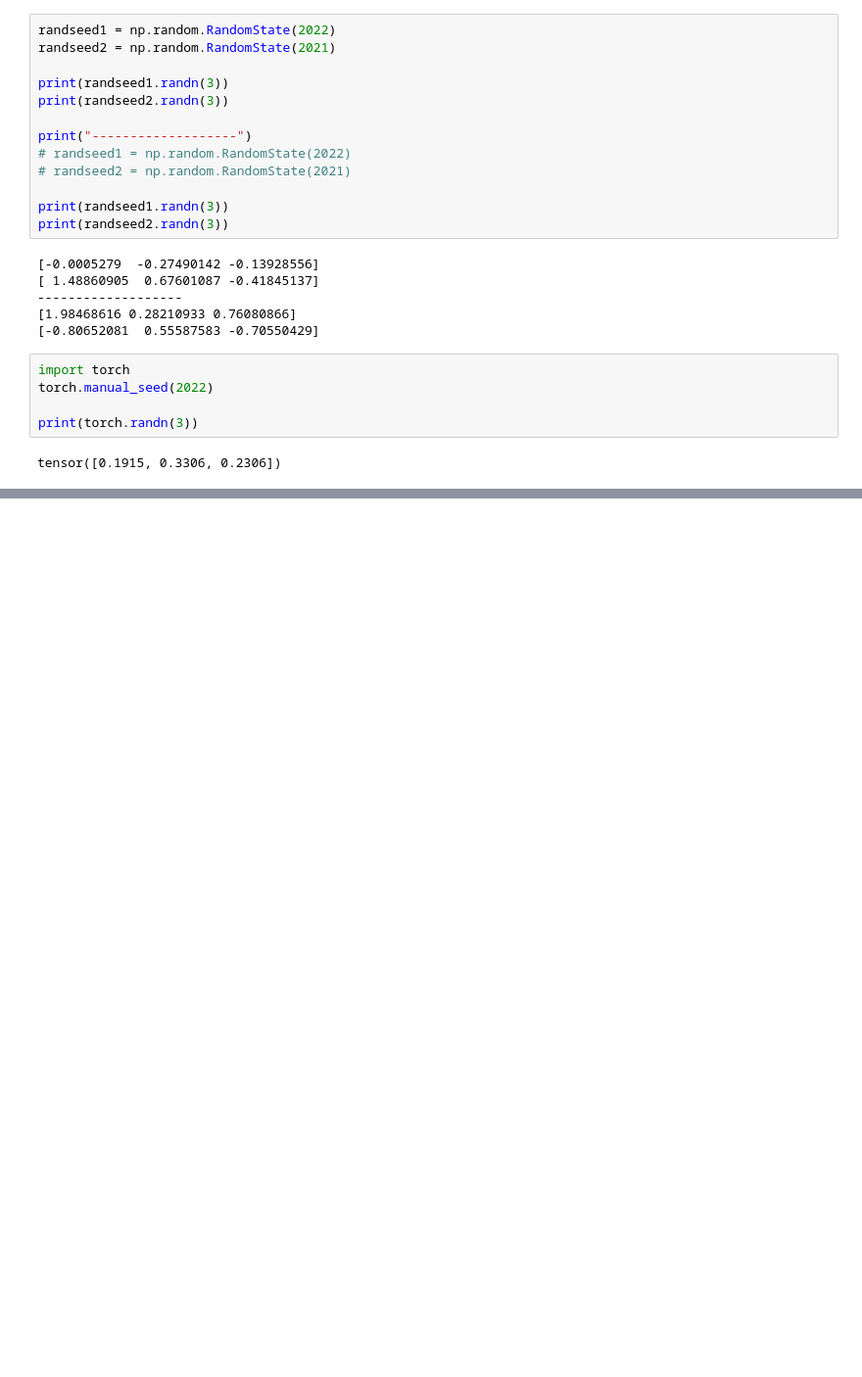
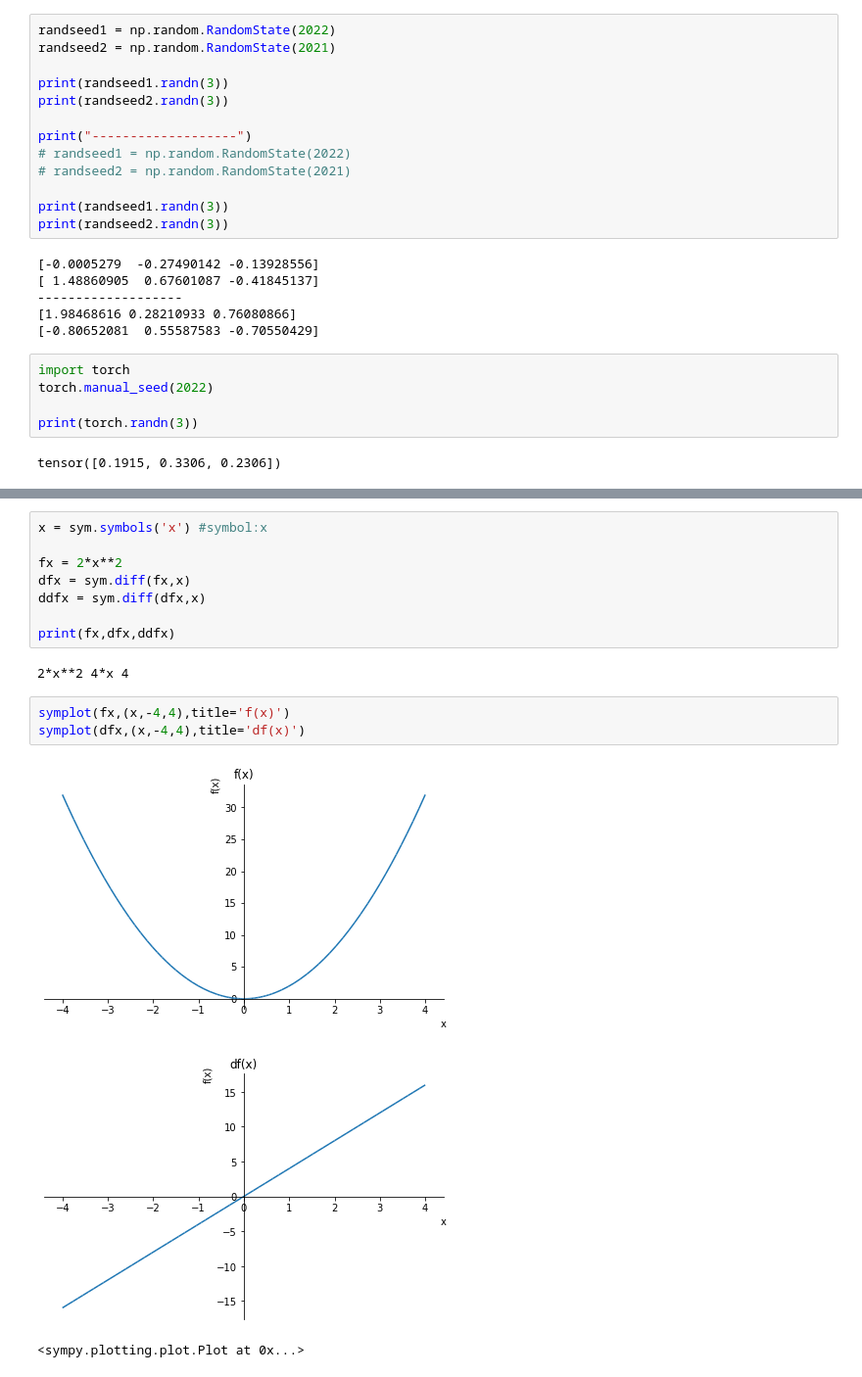
Before and after one commit to Haggin59/NNN, a Jupyter notebook: math,numpy,pytorch.ipynb, the cells around one changed output, grey strips where cells are left out. Shown at 98% size. Saved outputs shown, nothing was run; the diff lists cells and outputs as text; blank space fills up the shorter version.

```diff
--- a/math,numpy,pytorch.ipynb
+++ b/math,numpy,pytorch.ipynb
@@ -379,0 +429,17 @@ tensor([0.1915, 0.3306, 0.2306])
+# %%
+x = sym.symbols('x') #symbol:x
+
+fx = 2*x**2
+dfx = sym.diff(fx,x)
+ddfx = sym.diff(dfx,x)
+
+print(fx,dfx,ddfx)
+# %% [output]
+2*x**2 4*x 4
+# %%
+symplot(fx,(x,-4,4),title='f(x)')
+symplot(dfx,(x,-4,4),title='df(x)')
+# %% [output]
+[figure, added]
+[figure, added]
+<sympy.plotting.plot.Plot at 0x...>
```
Also changed, not shown: parts of 11 cells of this notebook.
